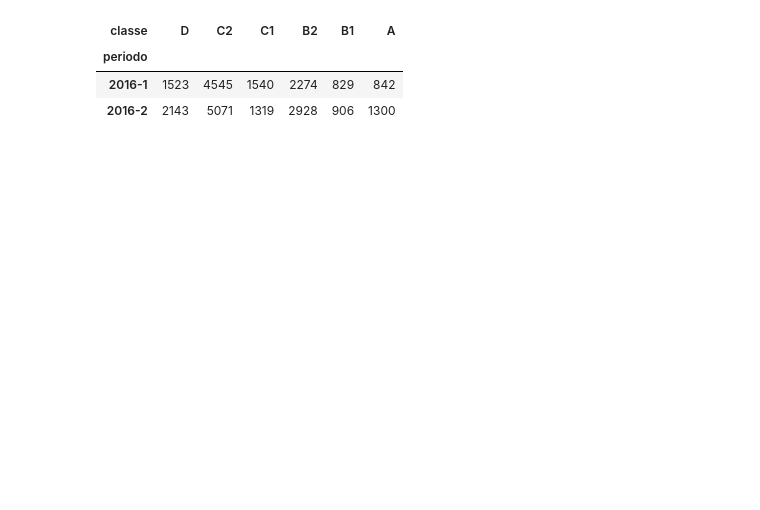
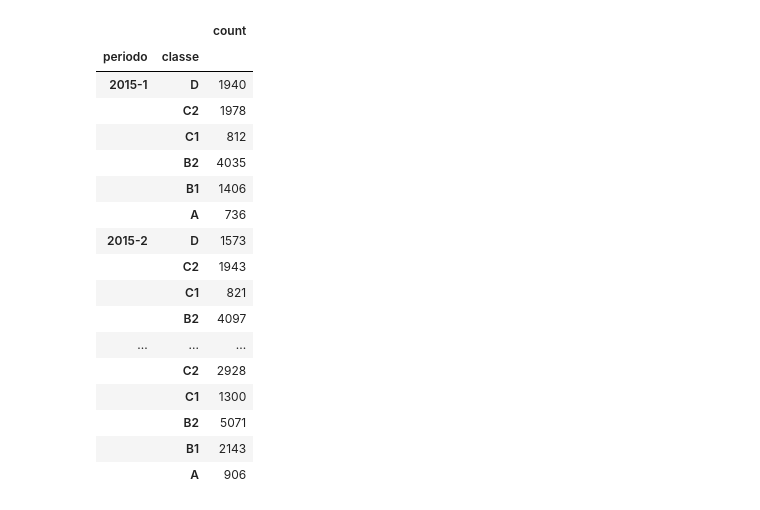
Before and after one commit to itepifanio/analiseDadosUfrn, a Jupyter notebook: Analise de dados socioeconomicos.ipynb, the cells around one changed output. Saved outputs shown, nothing was run; the diff lists cells and outputs as text; code cells hidden in the pictures; blank space fills up the shorter version.

```diff
--- a/Analise de dados socioeconomicos.ipynb
+++ b/Analise de dados socioeconomicos.ipynb
@@ -26,7 +34,7 @@ df_ingressantes2016_2 = pd.read_csv(url_ingressantes2016_2, sep=';')
 matriculas      = []
 socioeconomicos = []
 
-for i in range(16,17):
+for i in range(15,17):
     for j in range (1,3):
         matriculas.append(vars()['df_ingressantes20%d_%d' % (i, j)])
         socioeconomicos.append(vars()['df_socioeconomico20%d_%d' % (i, j)])
@@ -86,12 +94,26 @@ df_socioeconomicos = df_socioeconomicos.filter(items=['periodo', 'classe', 'id_d
 df_socioeconomicos = df_socioeconomicos.rename(index=str,columns={'id_discente':'count'})
 df_socioeconomicos = df_socioeconomicos.pivot_table(index='periodo', columns='classe', aggfunc='count')
 # %%
-df_socioeconomicos['count']
+df_socioeconomicos.filter()
 # %% [output]
-| classe | D | C2 | C1 | B2 | B1 | A |
-| periodo |  |  |  |  |  |  |
-| 2016-1 | 1523 | 4545 | 1540 | 2274 | 829 | 842 |
-| 2016-2 | 2143 | 5071 | 1319 | 2928 | 906 | 1300 |
+|  |  | count |
+| periodo | classe |  |
+| 2015-1 | D | 1940 |
+|  | C2 | 1978 |
+|  | C1 | 812 |
+|  | B2 | 4035 |
+|  | B1 | 1406 |
+|  | A | 736 |
+| 2015-2 | D | 1573 |
+|  | C2 | 1943 |
+|  | C1 | 821 |
+|  | B2 | 4097 |
+| ... | ... | ... |
+|  | C2 | 2928 |
+|  | C1 | 1300 |
+|  | B2 | 5071 |
+|  | B1 | 2143 |
+|  | A | 906 |
 # %%
 fig, ax = plt.subplots(figsize=(15,8))
 plt.title("Classe social dos alunos por período")
```
Also changed, not shown: parts of 6 cells of this notebook.
